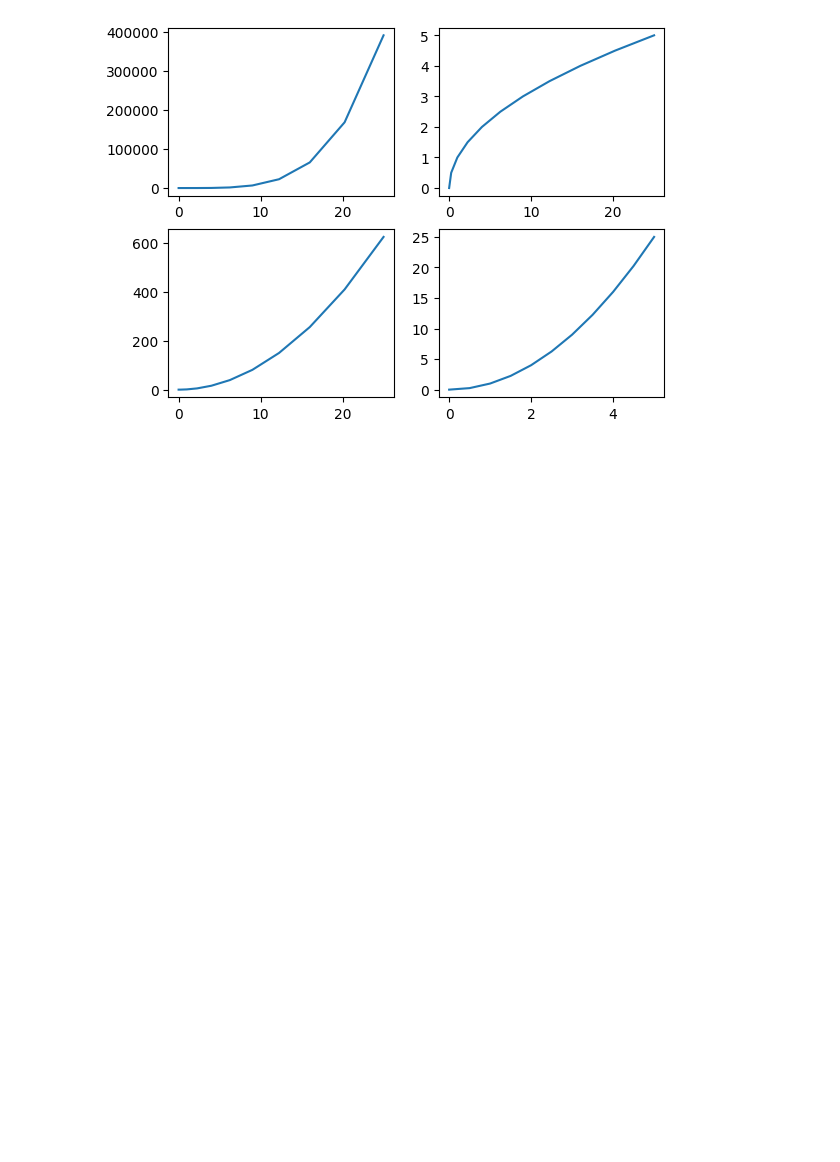
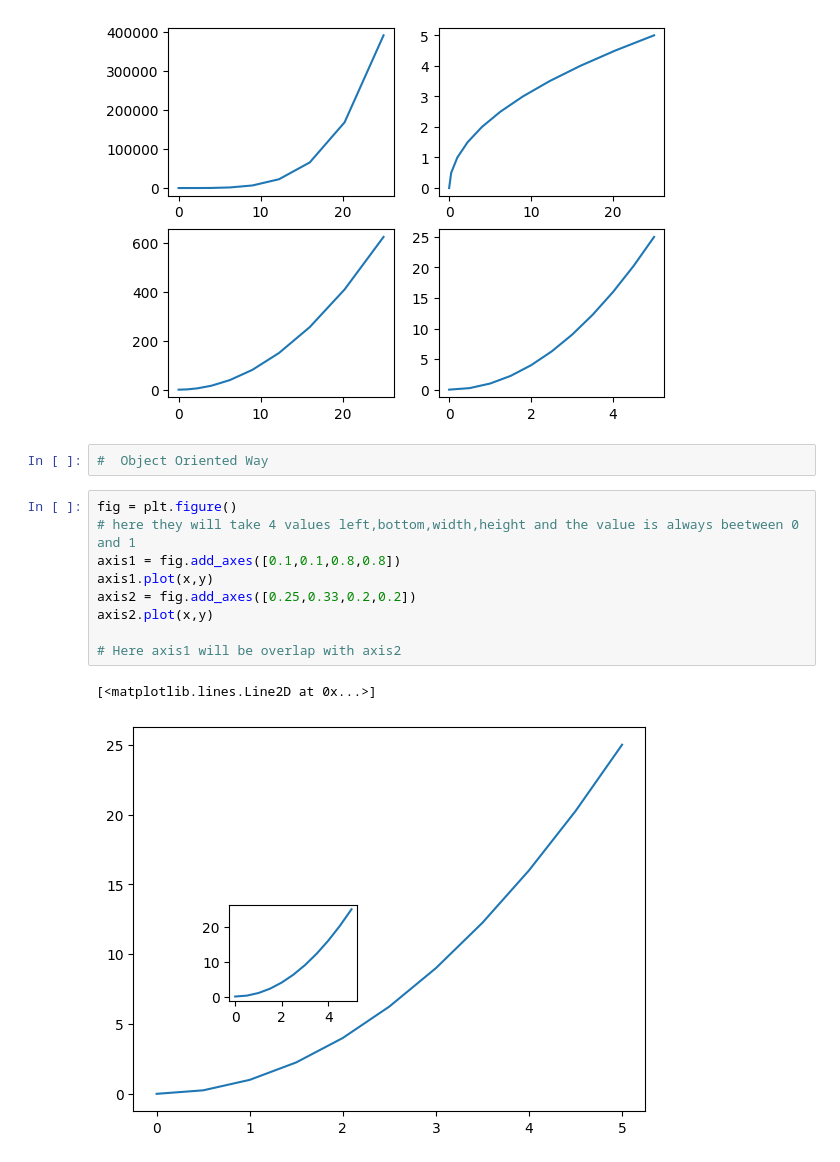
Before and after one commit to Sandeep4118/colab-project, a Jupyter notebook: Data_Visualization.ipynb, the cells around one changed output. Saved outputs shown, nothing was run; the diff lists cells and outputs as text; blank space fills up the shorter version.

```diff
--- a/Data_Visualization.ipynb
+++ b/Data_Visualization.ipynb
@@ -38,3 +38,17 @@ plt.plot(y,x)
 # %% [output]
 [<matplotlib.lines.Line2D at 0x...>]
 [figure]
+# %%
+#  Object Oriented Way
+# %%
+fig = plt.figure()
+# here they will take 4 values left,bottom,width,height and the value is always beetween 0 and 1
+axis1 = fig.add_axes([0.1,0.1,0.8,0.8])
+axis1.plot(x,y)
+axis2 = fig.add_axes([0.25,0.33,0.2,0.2])
+axis2.plot(x,y)
+
+# Here axis1 will be overlap with axis2
+# %% [output]
+[<matplotlib.lines.Line2D at 0x...>]
+[figure, added]
```
